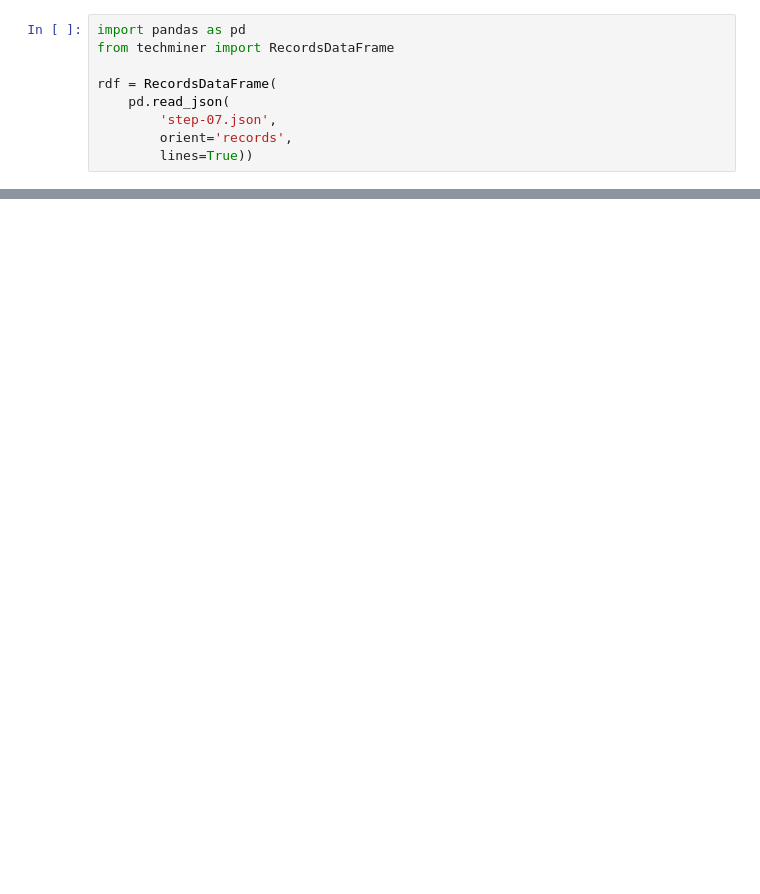
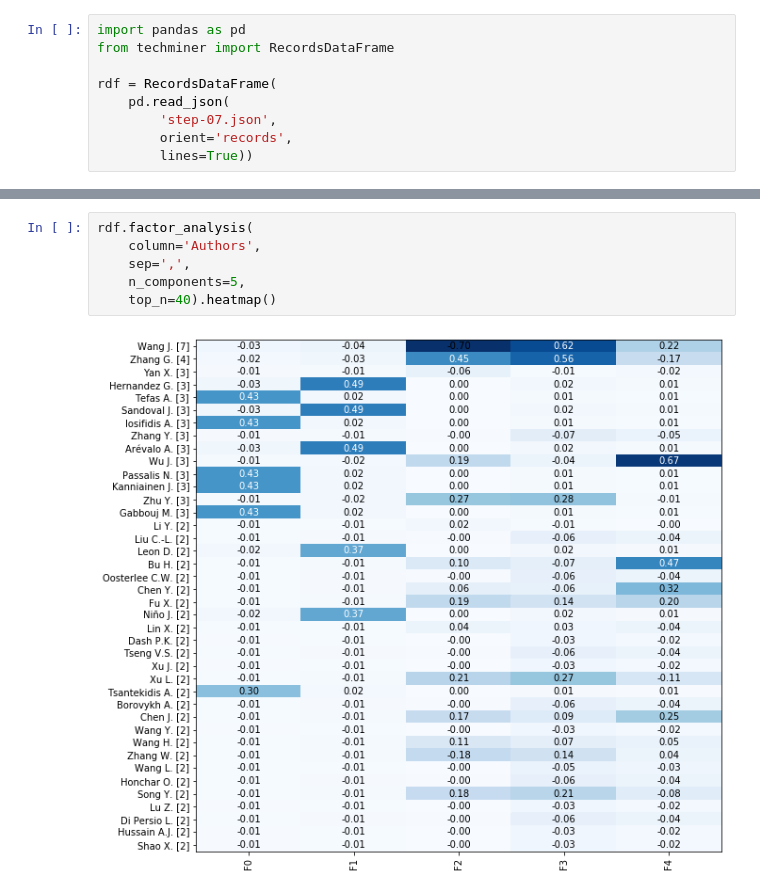
Before and after one commit to jdvelasq/techminer-old-deprecated, a Jupyter notebook: guide/tutorial/21-factor-analysis.ipynb, the cells around one changed output, grey strips where cells are left out. Cells and saved outputs as stored; diff of their text form; blank space fills up the shorter version.

Commit message:
heatmap colors for factor-analysis

```diff
--- a/guide/tutorial/21-factor-analysis.ipynb
+++ b/guide/tutorial/21-factor-analysis.ipynb
@@ -35,0 +36,8 @@ rdf.factor_analysis(
+# %%
+rdf.factor_analysis(
+    column='Authors',
+    sep=',',
+    n_components=5,
+    top_n=40).heatmap()
+# %% [output]
+[figure, added]
```
Also changed, not shown: parts of 3 cells of this notebook, 3 other files.
